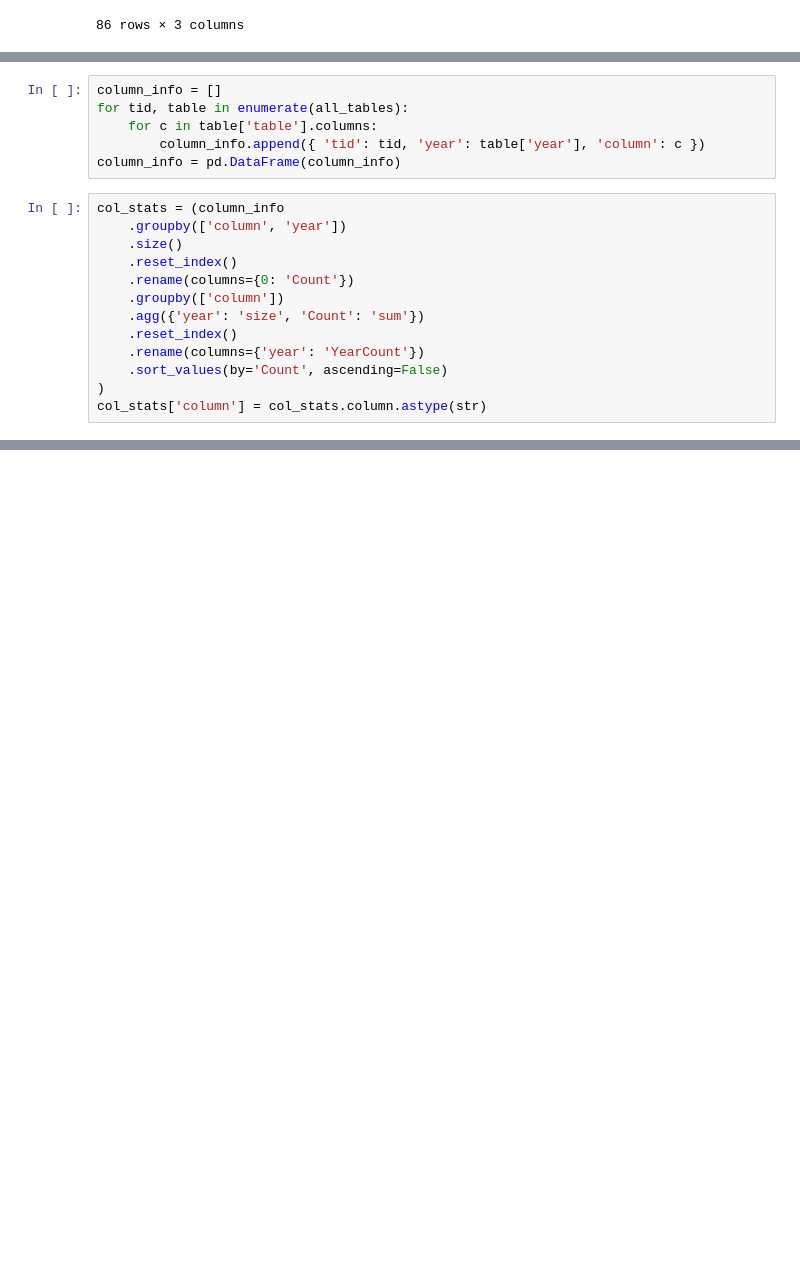
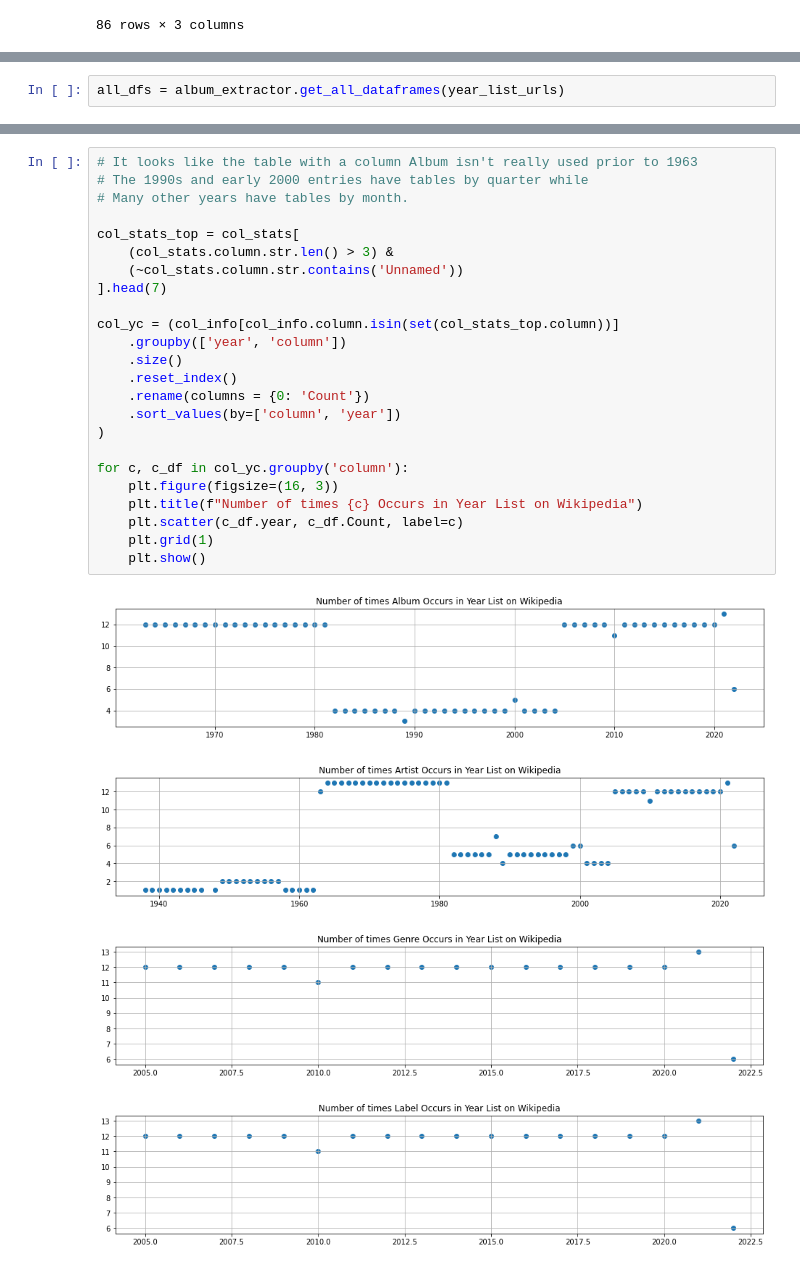
Before and after one commit to castle8080/castle_analysis, a Jupyter notebook: music_meta/wikipedia_album_info_extract.ipynb, the cells around one changed output, grey strips where cells are left out. Drawn from its saved outputs; the diff is of its cells as text; blank space fills up the shorter version.

Commit message:
Building up album info.

```diff
--- a/music_meta/wikipedia_album_info_extract.ipynb
+++ b/music_meta/wikipedia_album_info_extract.ipynb
@@ -153,19 +51,0 @@ This is to determine which fields can be used to extract data.
-# %%
-column_info = []
-for tid, table in enumerate(all_tables):
-    for c in table['table'].columns:
-        column_info.append({ 'tid': tid, 'year': table['year'], 'column': c })
-column_info = pd.DataFrame(column_info)
-# %%
-col_stats = (column_info
-    .groupby(['column', 'year'])
-    .size()
-    .reset_index()
-    .rename(columns={0: 'Count'})
-    .groupby(['column'])
-    .agg({'year': 'size', 'Count': 'sum'})
-    .reset_index()
-    .rename(columns={'year': 'YearCount'})
-    .sort_values(by='Count', ascending=False)
-)
-col_stats['column'] = col_stats.column.astype(str)
@@ -296,0 +77,2 @@ https://en.wikipedia.org/wiki/List_of_1938_albums
+# %%
+all_dfs = album_extractor.get_all_dataframes(year_list_urls)
@@ -296,0 +143,29 @@ https://en.wikipedia.org/wiki/List_of_1938_albums
+# %%
+# It looks like the table with a column Album isn't really used prior to 1963
+# The 1990s and early 2000 entries have tables by quarter while
+# Many other years have tables by month.
+
+col_stats_top = col_stats[
+    (col_stats.column.str.len() > 3) &
+    (~col_stats.column.str.contains('Unnamed'))
+].head(7)
+
+col_yc = (col_info[col_info.column.isin(set(col_stats_top.column))]
+    .groupby(['year', 'column'])
+    .size()
+    .reset_index()
+    .rename(columns = {0: 'Count'})
+    .sort_values(by=['column', 'year'])
+)
+
+for c, c_df in col_yc.groupby('column'):
+    plt.figure(figsize=(16, 3))
+    plt.title(f"Number of times {c} Occurs in Year List on Wikipedia")
+    plt.scatter(c_df.year, c_df.Count, label=c)
+    plt.grid(1)
+    plt.show()
+# %% [output]
+[figure, added]
+[figure, added]
+[figure, added]
+[figure, added]
```
Also changed, not shown: parts of 41 cells of this notebook, 2 other files.
